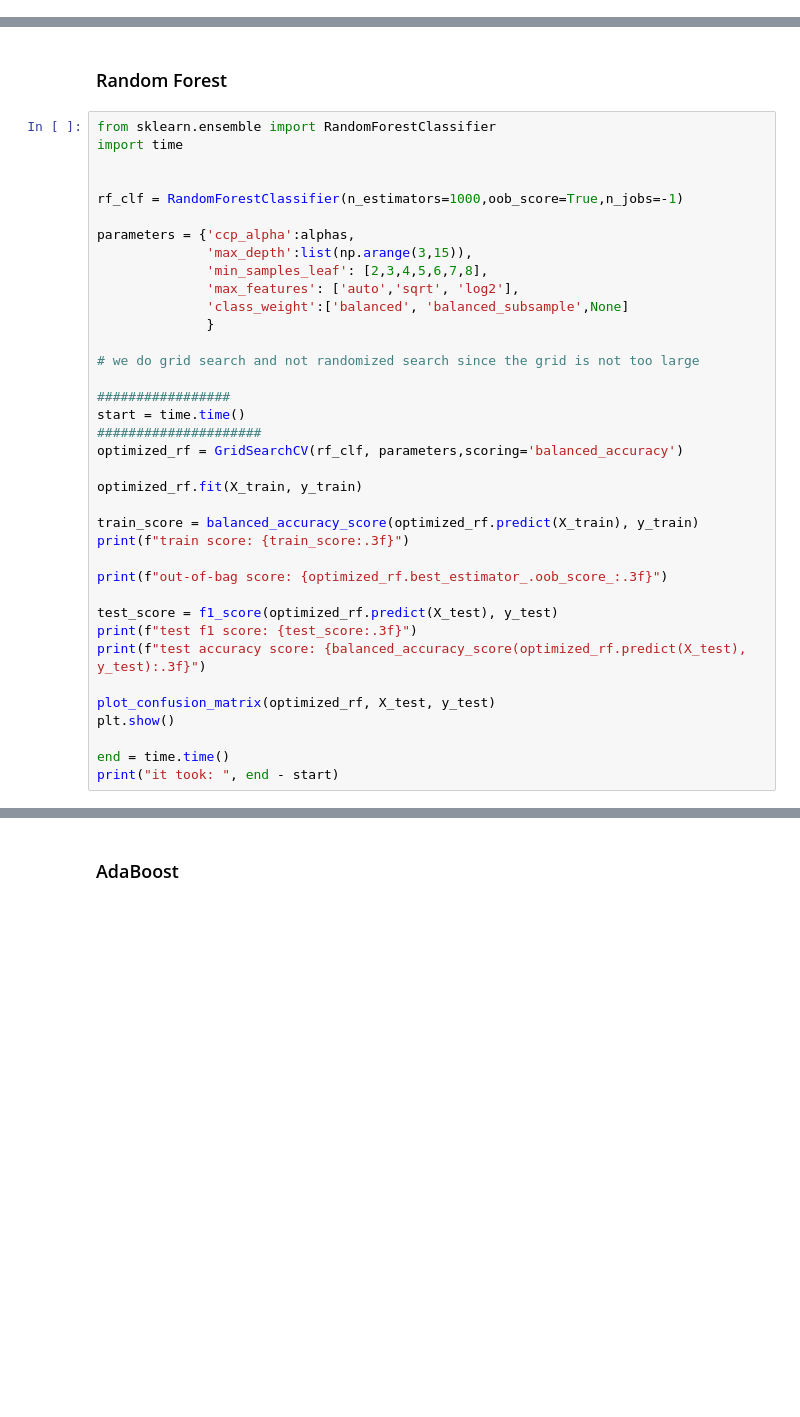
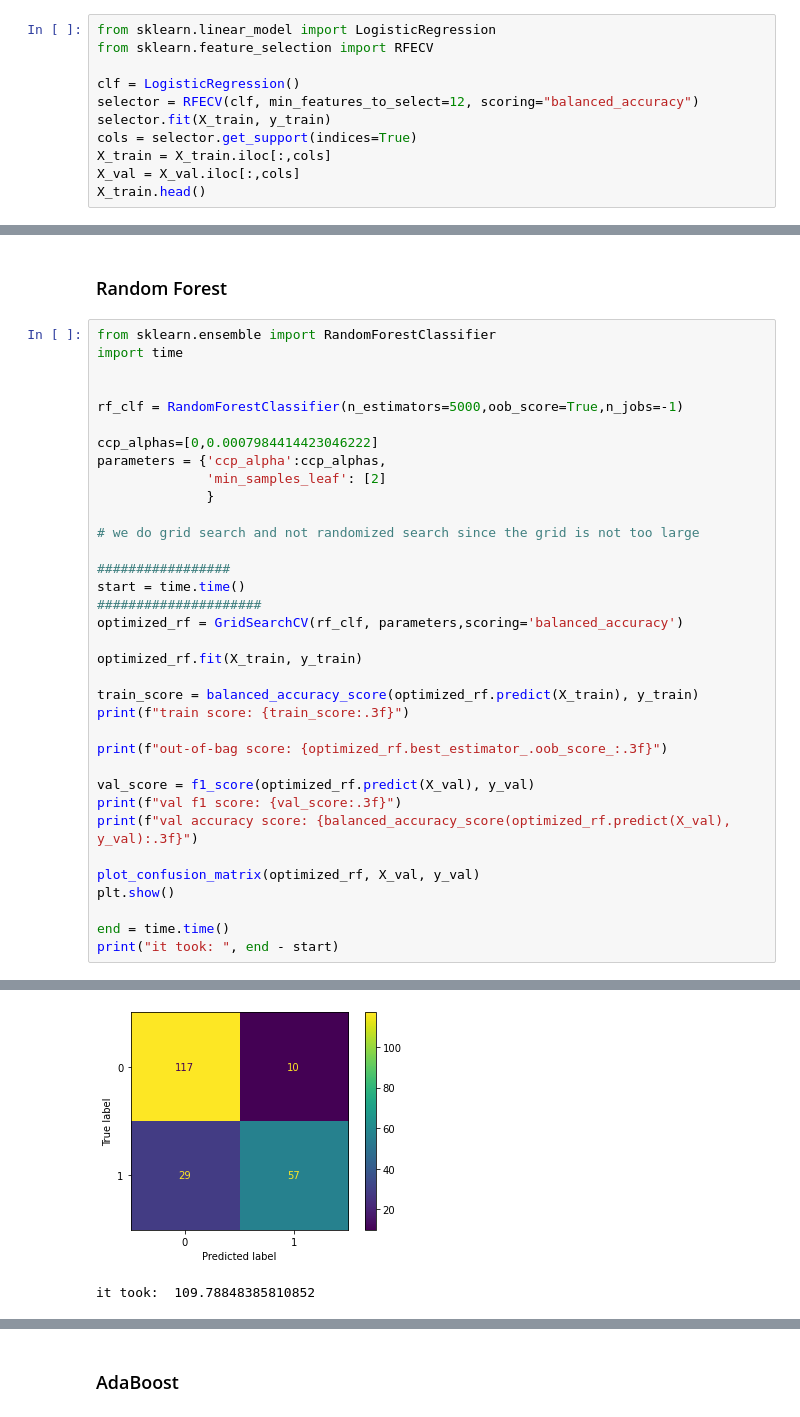
Before and after one commit to YairAmar/Titanic-Dataset, a Jupyter notebook: code/Titanic.ipynb, the cells around one changed output, grey strips where cells are left out. Saved outputs shown, nothing was run; the diff lists cells and outputs as text; blank space fills up the shorter version.

Commit message:
code ready, a little more work on the fine tuning of the random forest is needed.

```diff
--- a/code/Titanic.ipynb
+++ b/code/Titanic.ipynb
@@ -398,0 +380,11 @@ X_train.head()
+# %%
+from sklearn.linear_model import LogisticRegression
+from sklearn.feature_selection import RFECV
+
+clf = LogisticRegression()
+selector = RFECV(clf, min_features_to_select=12, scoring="balanced_accuracy")
+selector.fit(X_train, y_train)
+cols = selector.get_support(indices=True)
+X_train = X_train.iloc[:,cols]
+X_val = X_val.iloc[:,cols]
+X_train.head()
@@ -628,13 +613,11 @@ from sklearn.ensemble import RandomForestClassifier
 import time
 
 
-rf_clf = RandomForestClassifier(n_estimators=1000,oob_score=True,n_jobs=-1)
+rf_clf = RandomForestClassifier(n_estimators=5000,oob_score=True,n_jobs=-1)
 
-parameters = {'ccp_alpha':alphas,
-              'max_depth':list(np.arange(3,15)),
-              'min_samples_leaf': [2,3,4,5,6,7,8],
-              'max_features': ['auto','sqrt', 'log2'],
-              'class_weight':['balanced', 'balanced_subsample',None]
+ccp_alphas=[0,0.0007984414423046222]
+parameters = {'ccp_alpha':ccp_alphas,
+              'min_samples_leaf': [2]
               }
 
 # we do grid search and not randomized search since the grid is not too large
@@ -651,12 +634,13 @@ print(f"train score: {train_score:.3f}")
 
 print(f"out-of-bag score: {optimized_rf.best_estimator_.oob_score_:.3f}")
 
-test_score = f1_score(optimized_rf.predict(X_test), y_test)
-print(f"test f1 score: {test_score:.3f}")
-print(f"test accuracy score: {balanced_accuracy_score(optimized_rf.predict(X_test), y_test):.3f}")
+val_score = f1_score(optimized_rf.predict(X_val), y_val)
+print(f"val f1 score: {val_score:.3f}")
+print(f"val accuracy score: {balanced_accuracy_score(optimized_rf.predict(X_val), y_val):.3f}")
 
-plot_confusion_matrix(optimized_rf, X_test, y_test)
+plot_confusion_matrix(optimized_rf, X_val, y_val)
 plt.show()
 
 end = time.time()
 print("it took: ", end - start)
+# %% [output]
@@ -662,0 +651,2 @@ print("it took: ", end - start)
+[figure, added]
+it took:  109.78848385810852
```
Also changed, not shown: parts of 40 cells of this notebook, 4 other files.
